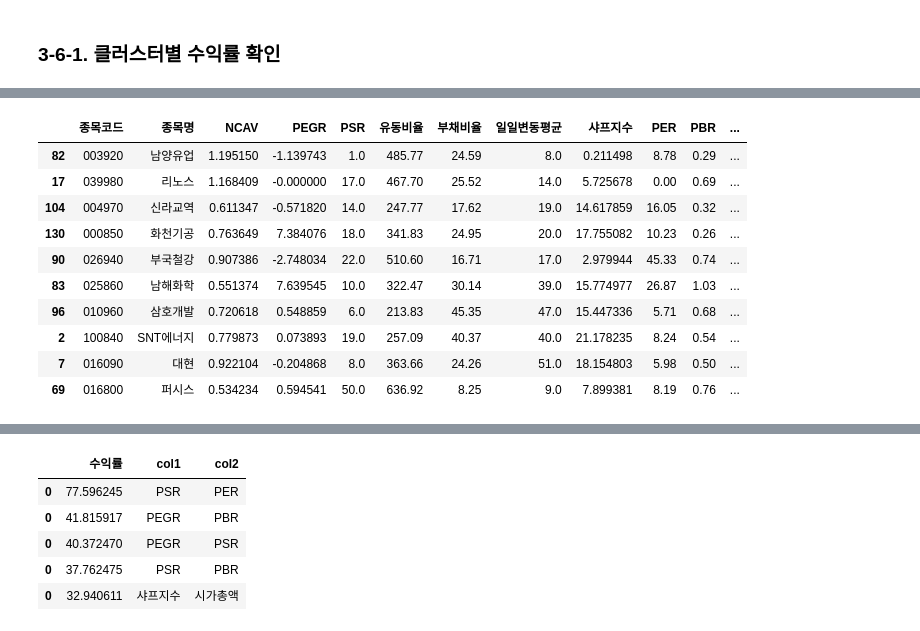
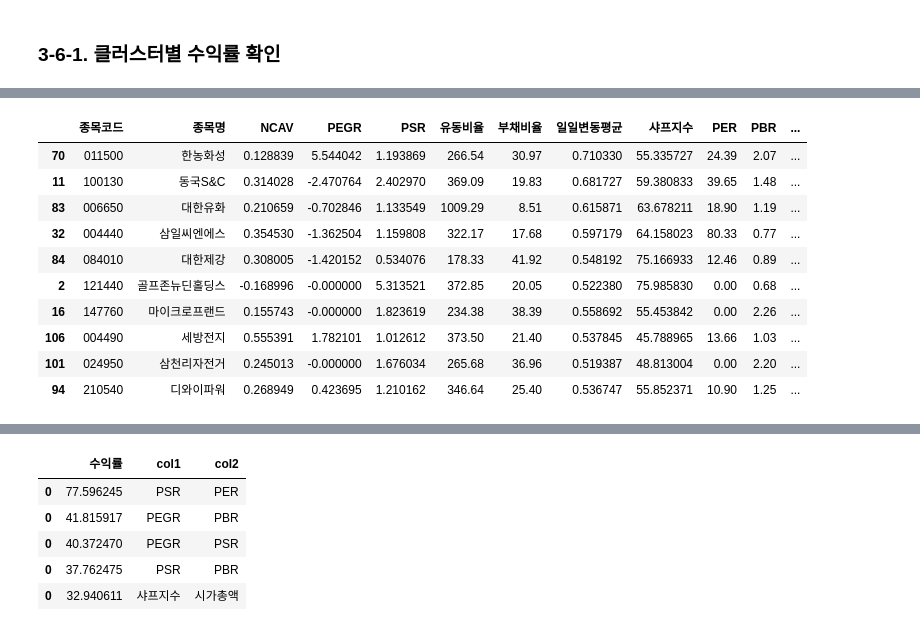
Before and after one commit to Jyassmin/UBION-PROJECT1, a Jupyter notebook: 2.PCA&Clustering.ipynb, the cells around one changed output, grey strips where cells are left out. Cells and saved outputs as stored; diff of their text form; code cells hidden in the pictures.

```diff
--- a/2.PCA&Clustering.ipynb
+++ b/2.PCA&Clustering.ipynb
@@ -1094,20 +705,25 @@ func_ms2(df,0).head(5)
-# %%
-cluster0 = df[df["Clusters"]==0]
-cluster0 = pd.merge(cluster0, df_earnings, on="종목코드", how="left")
-
-cluster0['PSR'] = cluster0['PSR'].rank(method='min')
-cluster0['일일변동평균'] = cluster0['일일변동평균'].rank(method='min')
-cluster0["rank_Total"] = cluster0["PSR"]+cluster0["일일변동평균"]
-cluster0.sort_values(by="rank_Total", ascending=True).head(10)
-# %% [output]
-|  | 종목코드 | 종목명 | NCAV | PEGR | PSR | 유동비율 | 부채비율 | 일일변동평균 | 샤프지수 | PER | PBR | ... |
-| 82 | 003920 | 남양유업 | 1.195150 | -1.139743 | 1.0 | 485.77 | 24.59 | 8.0 | 0.211498 | 8.78 | 0.29 | ... |
-| 17 | 039980 | 리노스 | 1.168409 | -0.000000 | 17.0 | 467.70 | 25.52 | 14.0 | 5.725678 | 0.00 | 0.69 | ... |
-| 104 | 004970 | 신라교역 | 0.611347 | -0.571820 | 14.0 | 247.77 | 17.62 | 19.0 | 14.617859 | 16.05 | 0.32 | ... |
-| 130 | 000850 | 화천기공 | 0.763649 | 7.384076 | 18.0 | 341.83 | 24.95 | 20.0 | 17.755082 | 10.23 | 0.26 | ... |
-| 90 | 026940 | 부국철강 | 0.907386 | -2.748034 | 22.0 | 510.60 | 16.71 | 17.0 | 2.979944 | 45.33 | 0.74 | ... |
-| 83 | 025860 | 남해화학 | 0.551374 | 7.639545 | 10.0 | 322.47 | 30.14 | 39.0 | 15.774977 | 26.87 | 1.03 | ... |
-| 96 | 010960 | 삼호개발 | 0.720618 | 0.548859 | 6.0 | 213.83 | 45.35 | 47.0 | 15.447336 | 5.71 | 0.68 | ... |
-| 2 | 100840 | SNT에너지 | 0.779873 | 0.073893 | 19.0 | 257.09 | 40.37 | 40.0 | 21.178235 | 8.24 | 0.54 | ... |
-| 7 | 016090 | 대현 | 0.922104 | -0.204868 | 8.0 | 363.66 | 24.26 | 51.0 | 18.154803 | 5.98 | 0.50 | ... |
-| 69 | 016800 | 퍼시스 | 0.534234 | 0.594541 | 50.0 | 636.92 | 8.25 | 9.0 | 7.899381 | 8.19 | 0.76 | ... |
+# %%
+# 수익률
+df_earnings20 = pd.read_csv("./datasets/(수익률)20.04.01_21.03.31.csv", index_col=0)
+df_earnings20.columns = ['종목코드', '2020수익률']
+df_earnings21 = pd.read_csv("./datasets/(수익률)21.04.01_22.03.31.csv", index_col=0)
+df_earnings21.columns = ['종목코드', '2021수익률']
+
+cluster3 = df[df["Clusters"]==3]
+cluster3 = pd.merge(cluster3, df_earnings20, on="종목코드", how="left")
+cluster3 = pd.merge(cluster3, df_earnings21, on="종목코드", how="left")
+cluster3.sort_values(by="2020수익률", ascending=False).head(10)
+
+# cluster3,10 생략
+# %% [output]
+|  | 종목코드 | 종목명 | NCAV | PEGR | PSR | 유동비율 | 부채비율 | 일일변동평균 | 샤프지수 | PER | PBR | ... |
+| 70 | 011500 | 한농화성 | 0.128839 | 5.544042 | 1.193869 | 266.54 | 30.97 | 0.710330 | 55.335727 | 24.39 | 2.07 | ... |
+| 11 | 100130 | 동국S&C | 0.314028 | -2.470764 | 2.402970 | 369.09 | 19.83 | 0.681727 | 59.380833 | 39.65 | 1.48 | ... |
+| 83 | 006650 | 대한유화 | 0.210659 | -0.702846 | 1.133549 | 1009.29 | 8.51 | 0.615871 | 63.678211 | 18.90 | 1.19 | ... |
+| 32 | 004440 | 삼일씨엔에스 | 0.354530 | -1.362504 | 1.159808 | 322.17 | 17.68 | 0.597179 | 64.158023 | 80.33 | 0.77 | ... |
+| 84 | 084010 | 대한제강 | 0.308005 | -1.420152 | 0.534076 | 178.33 | 41.92 | 0.548192 | 75.166933 | 12.46 | 0.89 | ... |
+| 2 | 121440 | 골프존뉴딘홀딩스 | -0.168996 | -0.000000 | 5.313521 | 372.85 | 20.05 | 0.522380 | 75.985830 | 0.00 | 0.68 | ... |
+| 16 | 147760 | 마이크로프랜드 | 0.155743 | -0.000000 | 1.823619 | 234.38 | 38.39 | 0.558692 | 55.453842 | 0.00 | 2.26 | ... |
+| 106 | 004490 | 세방전지 | 0.555391 | 1.782101 | 1.012612 | 373.50 | 21.40 | 0.537845 | 45.788965 | 13.66 | 1.03 | ... |
+| 101 | 024950 | 삼천리자전거 | 0.245013 | -0.000000 | 1.676034 | 265.68 | 36.96 | 0.519387 | 48.813004 | 0.00 | 2.20 | ... |
+| 94 | 210540 | 디와이파워 | 0.268949 | 0.423695 | 1.210162 | 346.64 | 25.40 | 0.536747 | 55.852371 | 10.90 | 1.25 | ... |
```
Also changed, not shown: parts of 53 cells of this notebook, 4 other files.
